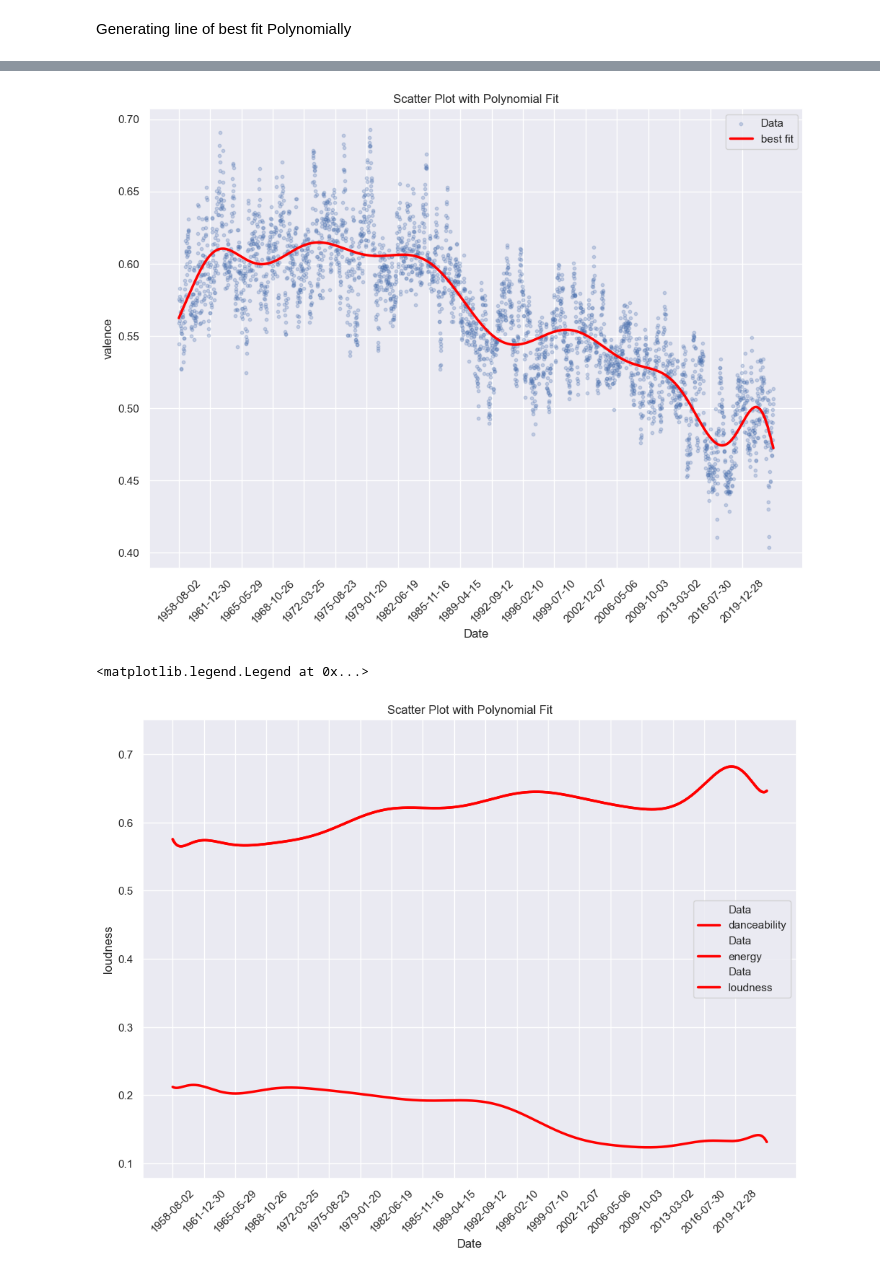
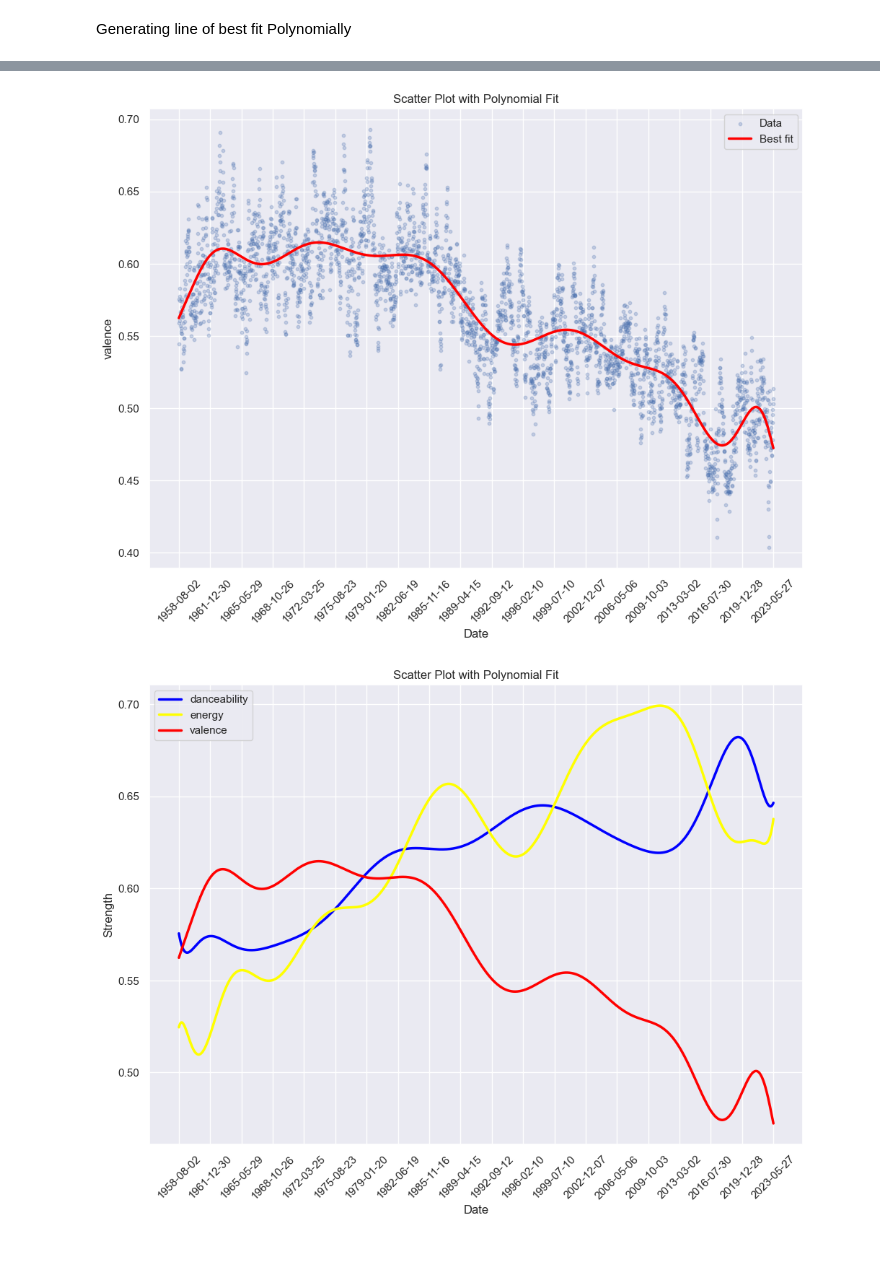
Before and after one commit to ronanhansel/billboard-music-trend, a Jupyter notebook: main.ipynb, the cells around one changed output, grey strips where cells are left out. Drawn from its saved outputs; the diff is of its cells as text; code cells hidden in the pictures.

Commit message:
Fixing energy

```diff
--- a/main.ipynb
+++ b/main.ipynb
@@ -786,7 +786,7 @@ for date in df['chart_date'].unique():
     df_mean.loc[index, 'chart_date'] = date
     df_mean.loc[index, 'danceability'] = df[df['chart_date'] == date]['danceability'].mean()
     df_mean.loc[index, 'duration_ms'] = df[df['chart_date'] == date]['duration_ms'].mean()
-    df_mean.loc[index, 'energy'] = df[df['chart_date'] == date]['danceability'].mean()
+    df_mean.loc[index, 'energy'] = df[df['chart_date'] == date]['energy'].mean()
     df_mean.loc[index, 'loudness'] = df[df['chart_date'] == date]['loudness'].mean()
     df_mean.loc[index, 'tempo'] = df[df['chart_date'] == date]['tempo'].mean()
     df_mean.loc[index, 'valence'] = df[df['chart_date'] == date]['valence'].mean()
@@ -845,7 +845,7 @@ import matplotlib.pyplot as plt
 import numpy as np
 # %%
 x_ticks = []
-for i in range(0,3382):
+for i in range(0,3383):
     if i % 178 == 0:
         x_ticks.append(i)
 x_ticks
@@ -921,7 +922,7 @@ plt.show()
 # %% [markdown]
 Generating line of best fit Polynomially
 # %%
-def poly_line_generator(attribute, color='red', legend=True, dot_alpha=0.25, label='best fit'):
+def poly_line_generator(attribute, color='red', legend=True, dot_alpha=0.25, label='Best fit', show_scatter=True):
 
     # Preparing X and y from the given data
     df_mean[attribute] = pd.to_numeric(df_mean[attribute])
@@ -935,7 +936,8 @@ def poly_line_generator(attribute, color='red', legend=True, dot_alpha=0.25, lab
     # Generate y values for the polynomial curve
     y_fit = np.poly1d(coefficients)(X)
     # Create the scatter plot
-    plt.scatter(df_mean['chart_date'], df_mean[attribute], label='Data', s=10, alpha=dot_alpha)  # Adjust 's' for marker size
+    if show_scatter:
+        plt.scatter(df_mean['chart_date'], df_mean[attribute], label='Data', s=10, alpha=dot_alpha)  # Adjust 's' for marker size
     # Plot the best-fit curve
     best_fit = plt.plot(df_mean['chart_date'], y_fit, label=label, color=color, linewidth=2.5)
 
@@ -980,12 +982,13 @@ plt.show()
 poly_line_generator('valence')
 plt.show()
 # %% [output]
-[figure, old version]
+[figure, new version]
 # %%
-poly_line_generator('danceability', dot_alpha=0, legend=False, label='danceability')
-poly_line_generator('energy', dot_alpha=0, legend=False, label='energy')
-poly_line_generator('loudness', dot_alpha=0, legend=False, label='loudness')
+poly_line_generator('danceability', dot_alpha=0, legend=False, label='danceability', color='blue', show_scatter=False)
+poly_line_generator('energy', dot_alpha=0, legend=False, label='energy', color='yellow', show_scatter=False)
+poly_line_generator('valence', dot_alpha=0, legend=False, label='valence', show_scatter=False)
+plt.ylabel('Strength')
 plt.legend()
+plt.show()
 # %% [output]
-<matplotlib.legend.Legend at 0x...>
-[figure, old version]
+[figure, new version]
```
Also changed, not shown: parts of 16 cells of this notebook.
